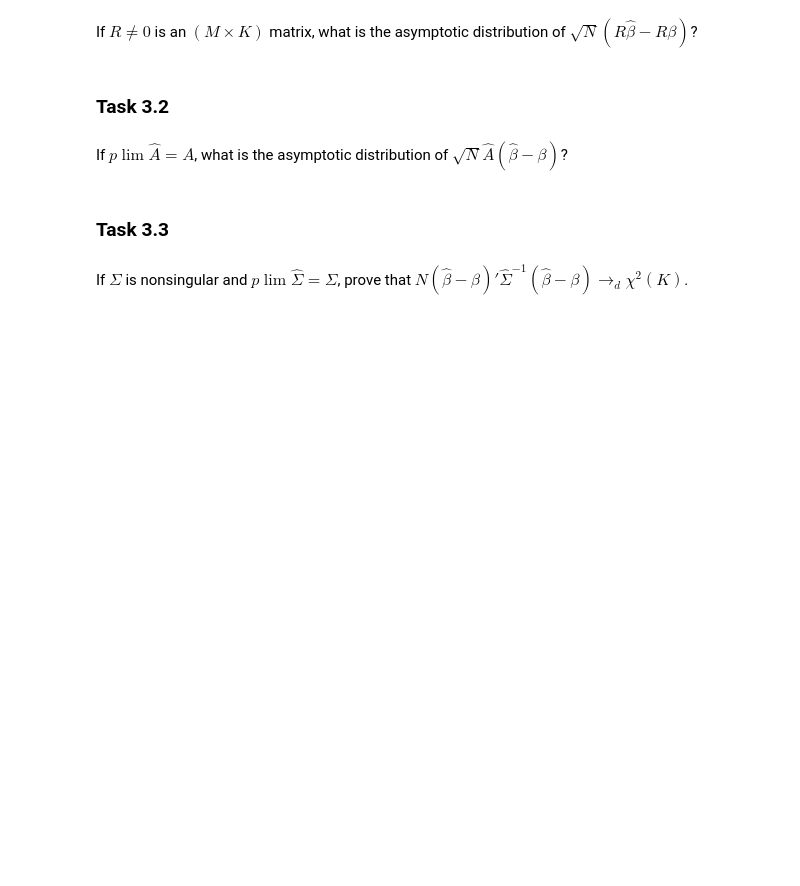
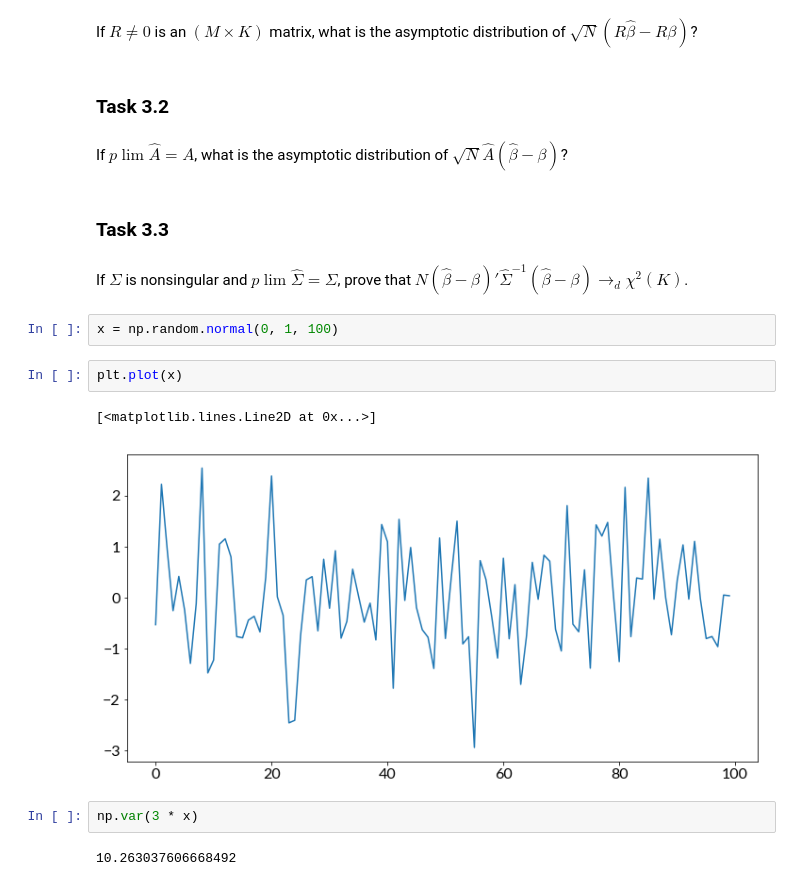
Before and after one commit to Nummulit/estimation-theory, a Jupyter notebook: 1. Convergence and asymptiotic theory.ipynb, the cells around one changed output. Cells and saved outputs as stored; diff of their text form; blank space fills up the shorter version.

```diff
--- a/1. Convergence and asymptiotic theory.ipynb
+++ b/1. Convergence and asymptiotic theory.ipynb
@@ -300,3 +290,14 @@ If $p \lim \hat A = A$, what is the asymptotic distribution of $\sqrt N \hat A (
 ### Task 3.3
 # %% [markdown]
 If $\Sigma$ is nonsingular and $p \lim \hat \Sigma = \Sigma$, prove that $N(\hat \beta - \beta)'\hat \Sigma^{-1} (\hat \beta - \beta) \rightarrow_d \chi^2(K)$.
+# %%
+x = np.random.normal(0, 1, 100)
+# %%
+plt.plot(x)
+# %% [output]
+[<matplotlib.lines.Line2D at 0x...>]
+[figure, added]
+# %%
+np.var(3 * x)
+# %% [output]
+10.263037606668492
```
Also changed, not shown: parts of 16 cells of this notebook.
